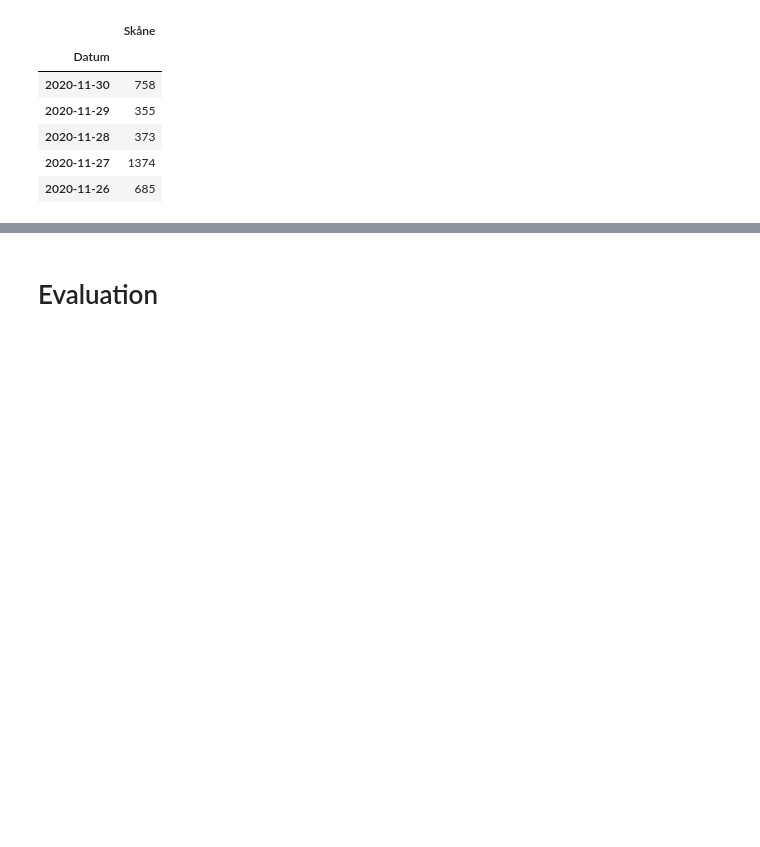
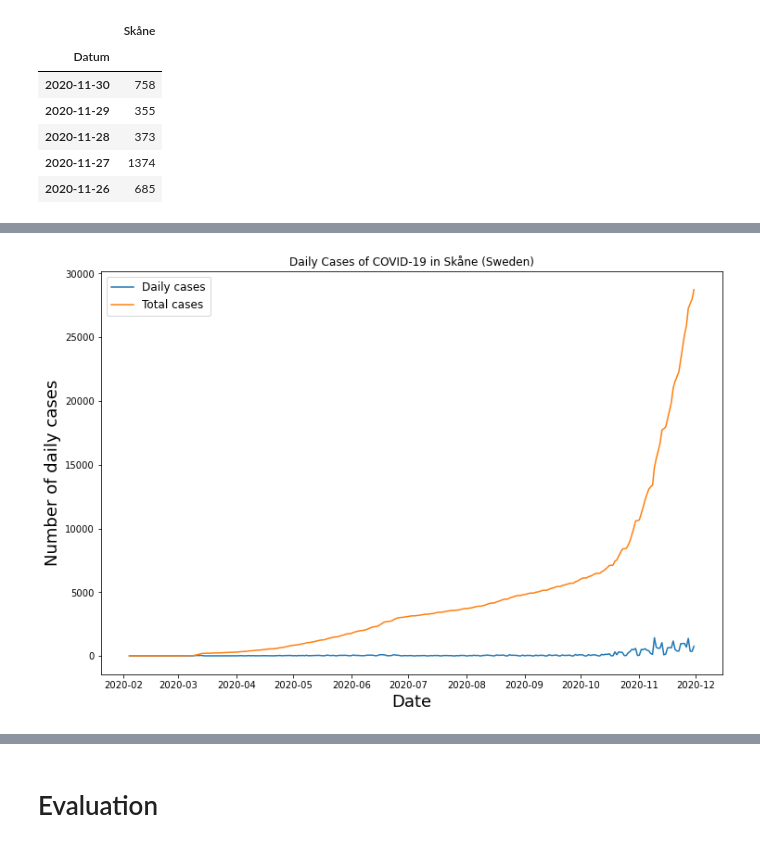
Before and after one commit to helenabarmer/machine_learning_intro, a Jupyter notebook: Regression/timeseries_forecasting.ipynb, the cells around one changed output, grey strips where cells are left out. Saved outputs shown, nothing was run; the diff lists cells and outputs as text; code cells hidden in the pictures; blank space fills up the shorter version.

```diff
--- a/Regression/timeseries_forecasting.ipynb
+++ b/Regression/timeseries_forecasting.ipynb
@@ -67,0 +82,6 @@ df_covid.head()
+# %%
+# We need to reverse the dataframe to get the total sum counting from the first case
+reversed_df = df_covid.iloc[::-1]
+# %%
+# Save as a new dataframe
+covid_cumulative = np.cumsum(reversed_df)
@@ -67,0 +99,11 @@ df_covid.head()
+# %%
+# Plot time series with cumulative
+plt.figure(figsize=(12,8))
+plt.plot(df_covid)
+plt.plot(covid_cumulative)
+plt.title('Daily Cases of COVID-19 in Skåne (Sweden)')
+plt.xlabel('Date', fontsize=18)
+plt.ylabel('Number of daily cases', fontsize=18)
+plt.legend(['Daily cases', 'Total cases'], fontsize=12);
+# %% [output]
+[figure, added]
```
Also changed, not shown: parts of 16 cells of this notebook.
